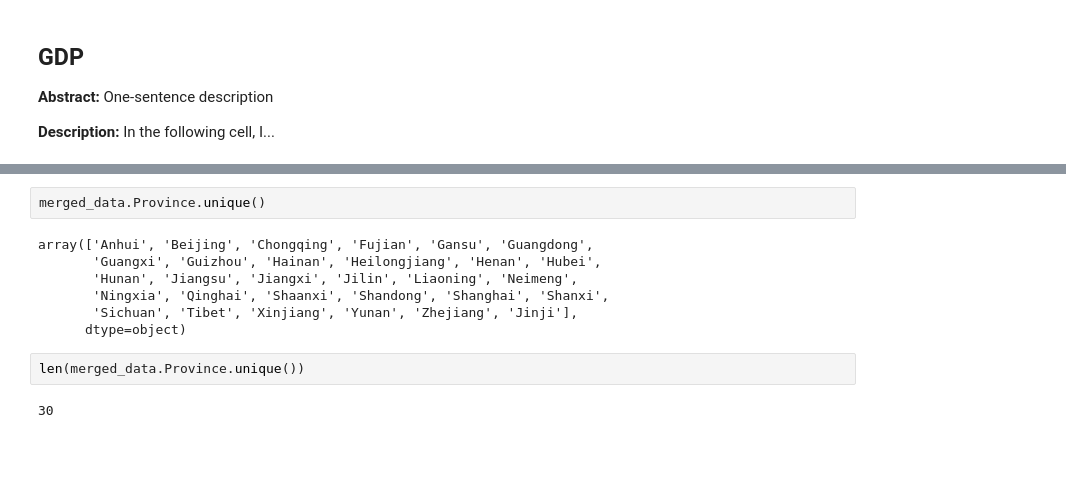
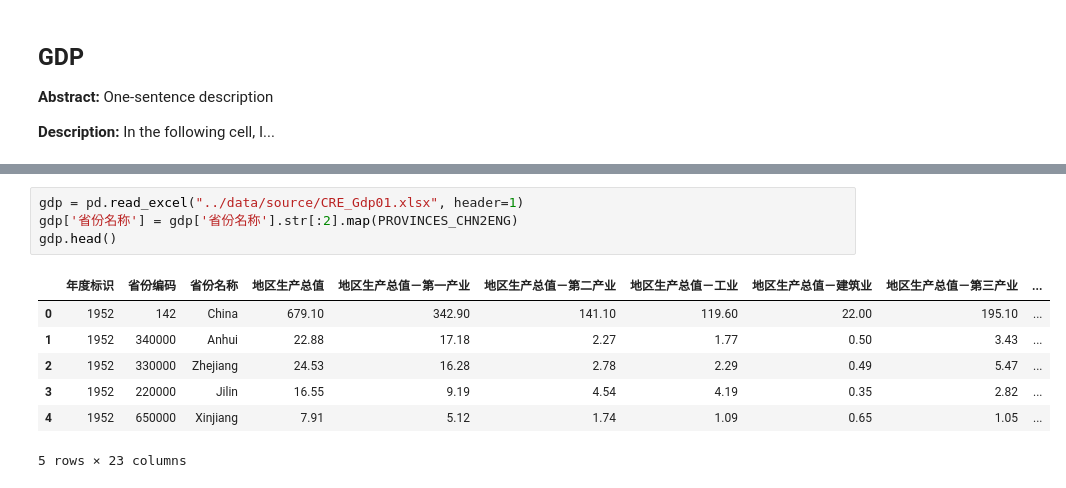
Before and after one commit to SongshGeo/Water-Allocation-Institution, a Jupyter notebook: notebooks/01_DatasetClean.ipynb, the cells around one changed output, grey strips where cells are left out. Cells and saved outputs as stored; diff of their text form; blank space fills up the shorter version.

```diff
--- a/notebooks/01_DatasetClean.ipynb
+++ b/notebooks/01_DatasetClean.ipynb
@@ -325,13 +255,12 @@ gdp
-# %%
-merged_data.Province.unique()
-# %% [output]
-array(['Anhui', 'Beijing', 'Chongqing', 'Fujian', 'Gansu', 'Guangdong',
-       'Guangxi', 'Guizhou', 'Hainan', 'Heilongjiang', 'Henan', 'Hubei',
-       'Hunan', 'Jiangsu', 'Jiangxi', 'Jilin', 'Liaoning', 'Neimeng',
-       'Ningxia', 'Qinghai', 'Shaanxi', 'Shandong', 'Shanghai', 'Shanxi',
-       'Sichuan', 'Tibet', 'Xinjiang', 'Yunan', 'Zhejiang', 'Jinji'],
-      dtype=object)
-# %%
-len(merged_data.Province.unique())
-# %% [output]
-30
+# %%
+gdp = pd.read_excel("../data/source/CRE_Gdp01.xlsx", header=1)
+gdp['省份名称'] = gdp['省份名称'].str[:2].map(PROVINCES_CHN2ENG)
+gdp.head()
+# %% [output]
+|  | 年度标识 | 省份编码 | 省份名称 | 地区生产总值 | 地区生产总值－第一产业 | 地区生产总值－第二产业 | 地区生产总值－工业 | 地区生产总值－建筑业 | 地区生产总值－第三产业 | ... |
+| 0 | 1952 | 142 | China | 679.10 | 342.90 | 141.10 | 119.60 | 22.00 | 195.10 | ... |
+| 1 | 1952 | 340000 | Anhui | 22.88 | 17.18 | 2.27 | 1.77 | 0.50 | 3.43 | ... |
+| 2 | 1952 | 330000 | Zhejiang | 24.53 | 16.28 | 2.78 | 2.29 | 0.49 | 5.47 | ... |
+| 3 | 1952 | 220000 | Jilin | 16.55 | 9.19 | 4.54 | 4.19 | 0.35 | 2.82 | ... |
+| 4 | 1952 | 650000 | Xinjiang | 7.91 | 5.12 | 1.74 | 1.09 | 0.65 | 1.05 | ... |
+5 rows × 23 columns
```
Also changed, not shown: parts of 9 cells of this notebook, 5 other files.
